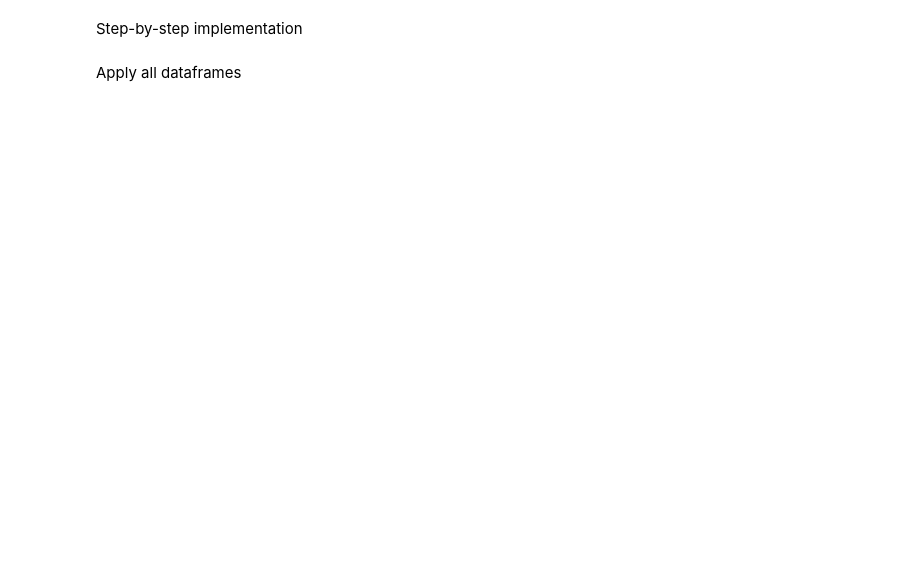
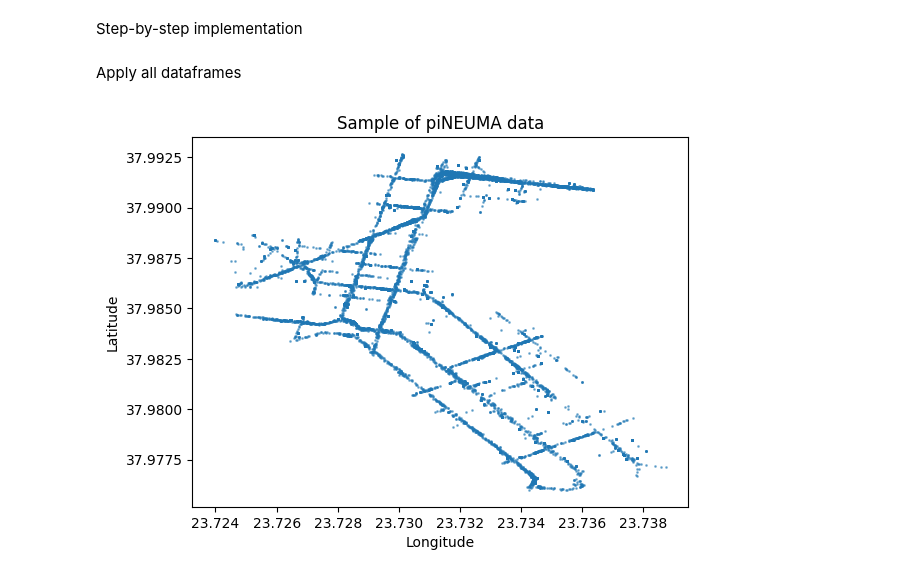
Before and after one commit to yma2118/pneuma-detect, a Jupyter notebook: notebooks/01_parse_and_summarize_pineuma_FIXED_PATH.ipynb, the cells around one changed output. Drawn from its saved outputs; the diff is of its cells as text; code cells hidden in the pictures; blank space fills up the shorter version.

```diff
--- a/notebooks/01_parse_and_summarize_pineuma_FIXED_PATH.ipynb
+++ b/notebooks/01_parse_and_summarize_pineuma_FIXED_PATH.ipynb
@@ -264,57 +316,11 @@ def compute_fundamental_data(df, lat_min, lat_max, lon_min, lon_max,
 # %% [markdown]
 Apply all dataframes
 # %%
-for name, df in dataframes.items():
-    print(f"\n📊 Fundamental Diagram for: {name}")
-    df = df.copy()
-    df["time"] = pd.to_numeric(df["time"], errors="coerce")
-
-    # Bounding box
-    lat_min = df["lat"].min()
-    lat_max = df["lat"].max()
-    lon_min = df["lon"].min()
-    lon_max = df["lon"].max()
-
-    # Distance-based segment length
-    corner1 = (lat_min, lon_min)
-    corner2 = (lat_max, lon_max)
-    approx_meters = distance(corner1, corner2).meters
-    corridor_length_km = approx_meters / 1000.0
-    lat_upstream = (lat_min + lat_max) / 2.0
-
-    # Time range
-    t_min = df["time"].min()
-    t_max = df["time"].max()
-    time_start = t_min
-    time_end = min(t_min + 1800, t_max)  # 30 minutes max
-
-    # Compute FD data
-    fd_data = compute_fundamental_data(
-        df,
-        lat_min, lat_max, lon_min, lon_max,
-        lat_upstream,
-        corridor_length_km,
-        t_start=time_start,
-        t_end=time_end,
-        bin_seconds=30
-    )
-
-    print(fd_data.head())
-
-    # Plot 1: Flow vs Density
-    plt.figure(figsize=(7, 5))
-    plt.scatter(fd_data["density"], fd_data["flow"], alpha=0.7)
-    plt.title(f"Flow vs Density – {name}")
-    plt.xlabel("Density (vehicles/km)")
-    plt.ylabel("Flow (vehicles/hour)")
-    plt.grid(True)
-    plt.show()
-
-    # Plot 2: Flow vs Speed
-    plt.figure(figsize=(7, 5))
-    plt.scatter(fd_data["flow"], fd_data["speed"], alpha=0.7)
-    plt.title(f"Speed vs Flow – {name}")
-    plt.xlabel("Flow (vehicles/hour)")
-    plt.ylabel("Speed (km/h)")
-    plt.grid(True)
-    plt.show()
+sample_df = df.sample(n=10000)
+plt.scatter(sample_df["lon"], sample_df["lat"], s=1, alpha=0.5)
+plt.xlabel("Longitude")
+plt.ylabel("Latitude")
+plt.title("Sample of piNEUMA data")
+plt.show()
+# %% [output]
+[figure, added]
```
Also changed, not shown: parts of 39 cells of this notebook.
